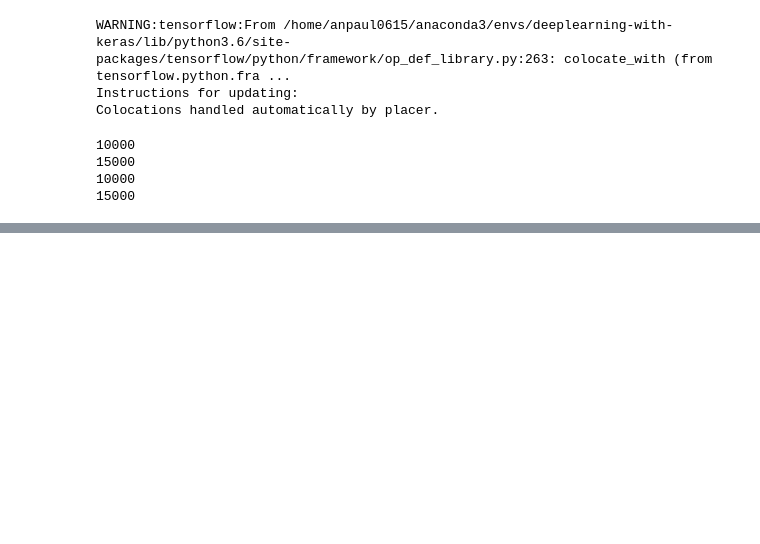
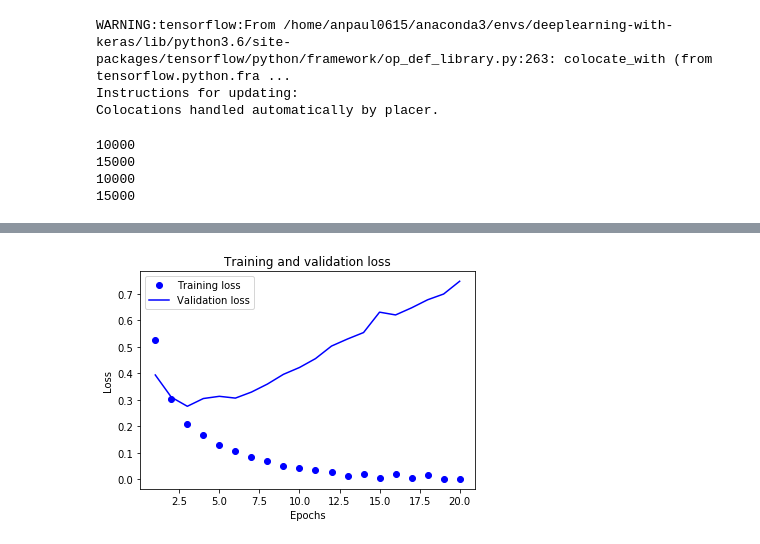
Before and after one commit to anpaul0615/book-with-code, a Jupyter notebook: deep-learning-with-python/ch03-getting-started-with-neural-networks/classifying-movie-reviews.ipynb, the cells around one changed output, grey strips where cells are left out. Cells and saved outputs as stored; diff of their text form; code cells hidden in the pictures; blank space fills up the shorter version.

```diff
--- a/deep-learning-with-python/ch03-getting-started-with-neural-networks/classifying-movie-reviews.ipynb
+++ b/deep-learning-with-python/ch03-getting-started-with-neural-networks/classifying-movie-reviews.ipynb
@@ -281,34 +282,36 @@ model.add(layers.Dense(16, activation='relu'))
 model.add(layers.Dense(1, activation='sigmoid'))
 
 model.compile(optimizer='rmsprop',
              loss='binary_crossentropy',
              metrics=['accuracy'])
 
 # model.fit(x_train, y_train, epochs=4, batch_size=512)
 # results = model.evaluate(x_test, y_test)
 # print(results)
 
 history = model.fit(partial_x_train,
                    partial_y_train,
                    epochs=20,
                    batch_size=512,
-                   validation_data=(x_val,y_val)
+                   validation_data=(x_val,y_val),
                    verbose=False)
 
 history_dict = history.history
 loss = history_dict['loss']
 val_loss = history_dict['val_loss']
 
 epochs = range(1, len(loss) + 1)
 
 plt.clf()
 plt.plot(epochs, loss, 'bo', label='Training loss')
 plt.plot(epochs, val_loss, 'b', label='Validation loss')
 plt.title('Training and validation loss')
 plt.xlabel('Epochs')
 plt.ylabel('Loss')
 plt.legend()
 plt.show()
+# %% [output]
+[figure, added]
 # %%
 ## 추가실험 (32개 은닉유닛 사용)
 
```
Also changed, not shown: parts of 11 cells of this notebook, 1 other file.
